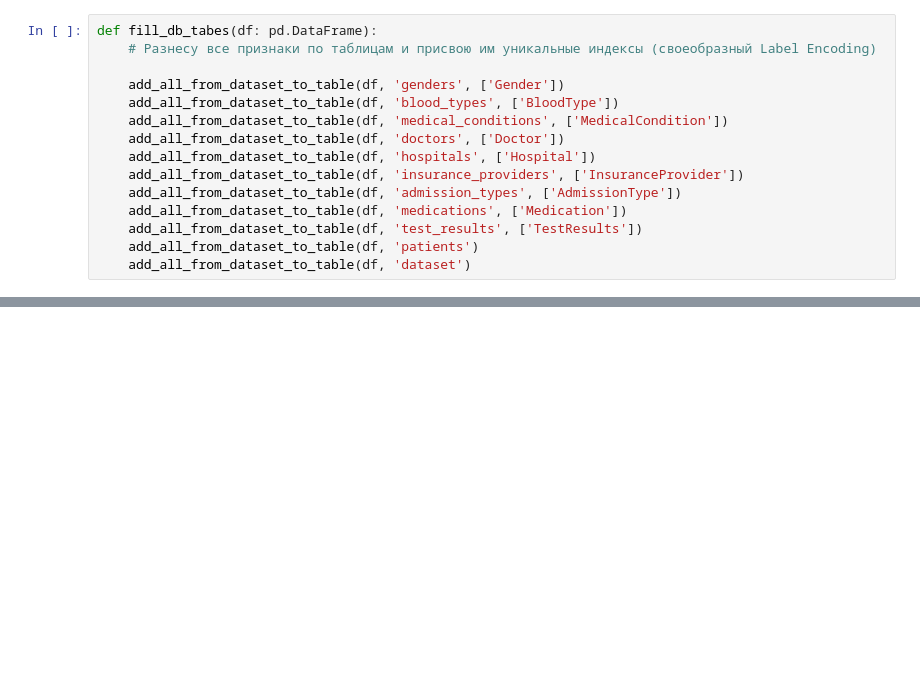
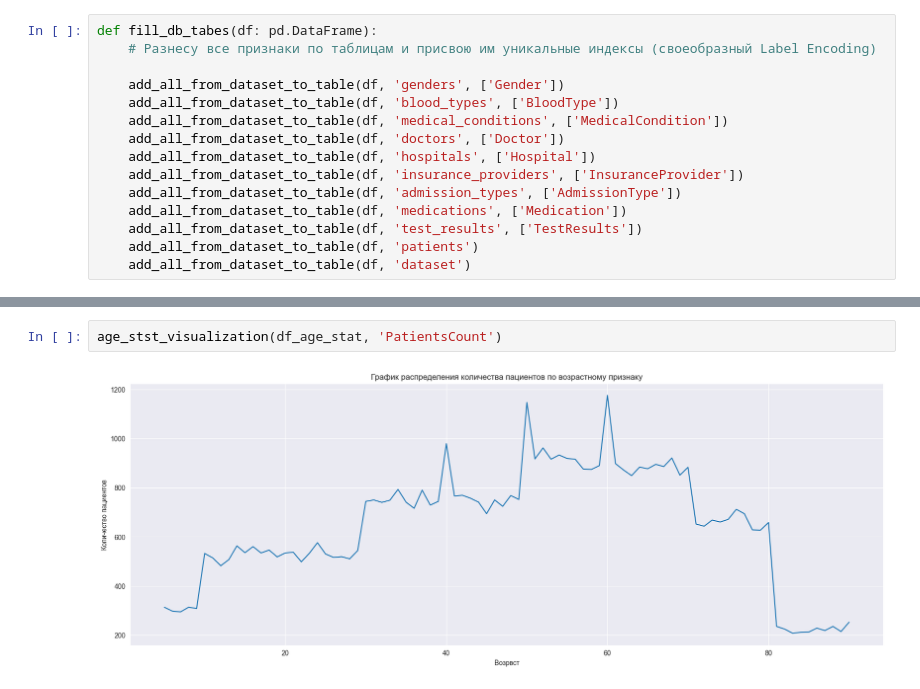
Before and after one commit to mr-Dmitri/BELHARD_DataScience_BaseLevel_DZ-3, a Jupyter notebook: DZ-3.ipynb, the cells around one changed output, grey strips where cells are left out. Drawn from its saved outputs; the diff is of its cells as text; blank space fills up the shorter version.

```diff
--- a/DZ-3.ipynb
+++ b/DZ-3.ipynb
@@ -513,0 +577,4 @@ def correlation_visualization(df):
+# %%
+age_stst_visualization(df_age_stat, 'PatientsCount')
+# %% [output]
+[figure, added]
```
Also changed, not shown: parts of 31 cells of this notebook.
